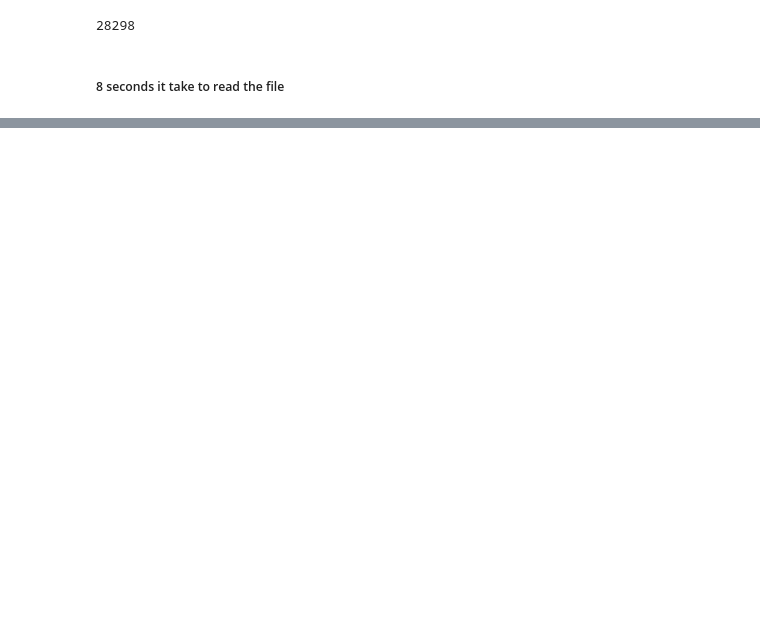
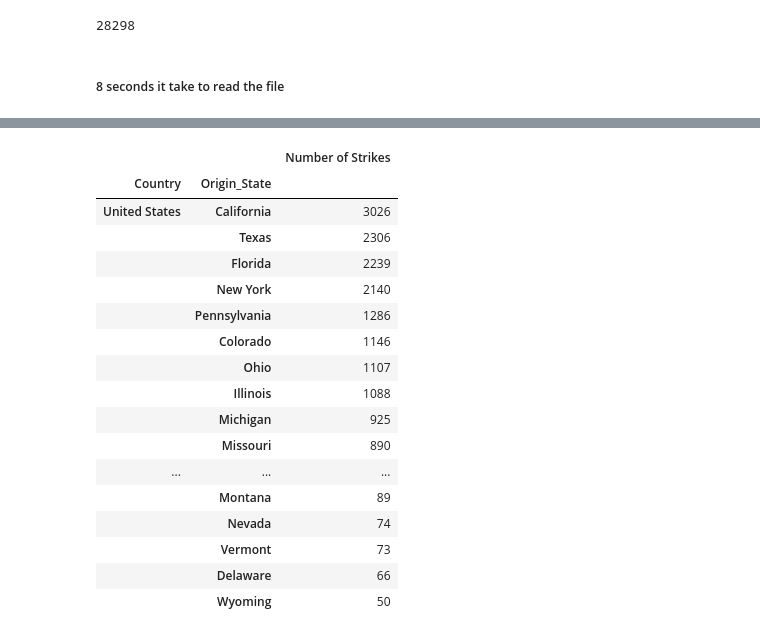
Before and after one commit to NAnnamalai/python_data_analysis, a Jupyter notebook: hdf5_processing.ipynb, the cells around one changed output, grey strips where cells are left out. Cells and saved outputs as stored; diff of their text form; code cells hidden in the pictures; blank space fills up the shorter version.

```diff
--- a/hdf5_processing.ipynb
+++ b/hdf5_processing.ipynb
@@ -51,0 +121,23 @@ len(df)
+# %%
+state_country_df = pd.read_hdf('data_views.h5', key='state_country_view', mode='r')
+# %%
+state_country_df
+# %% [output]
+|  |  | Number of Strikes |
+| Country | Origin_State |  |
+| United States | California | 3026 |
+|  | Texas | 2306 |
+|  | Florida | 2239 |
+|  | New York | 2140 |
+|  | Pennsylvania | 1286 |
+|  | Colorado | 1146 |
+|  | Ohio | 1107 |
+|  | Illinois | 1088 |
+|  | Michigan | 925 |
+|  | Missouri | 890 |
+| ... | ... | ... |
+|  | Montana | 89 |
+|  | Nevada | 74 |
+|  | Vermont | 73 |
+|  | Delaware | 66 |
+|  | Wyoming | 50 |
```
Also changed, not shown: parts of 12 cells of this notebook.
